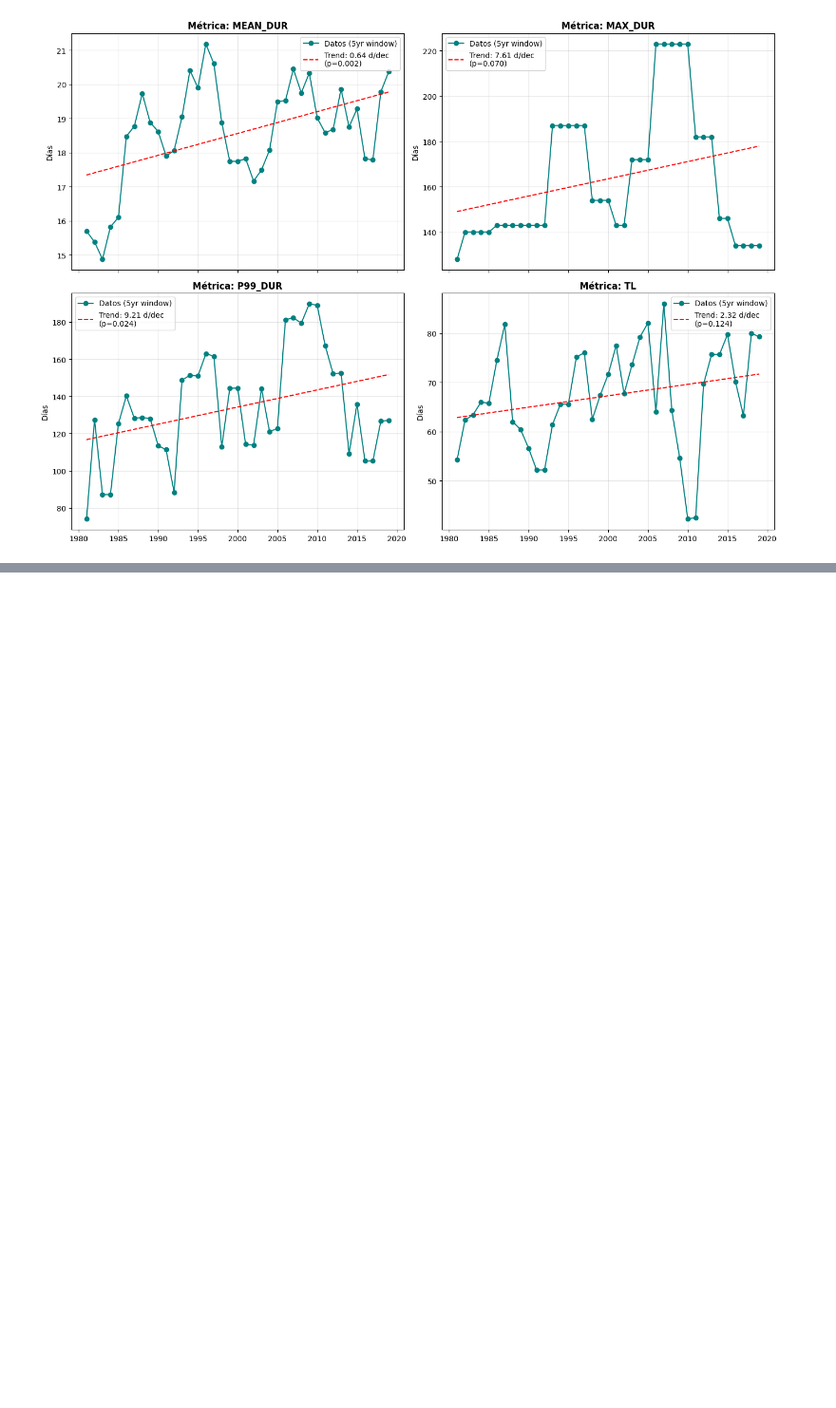
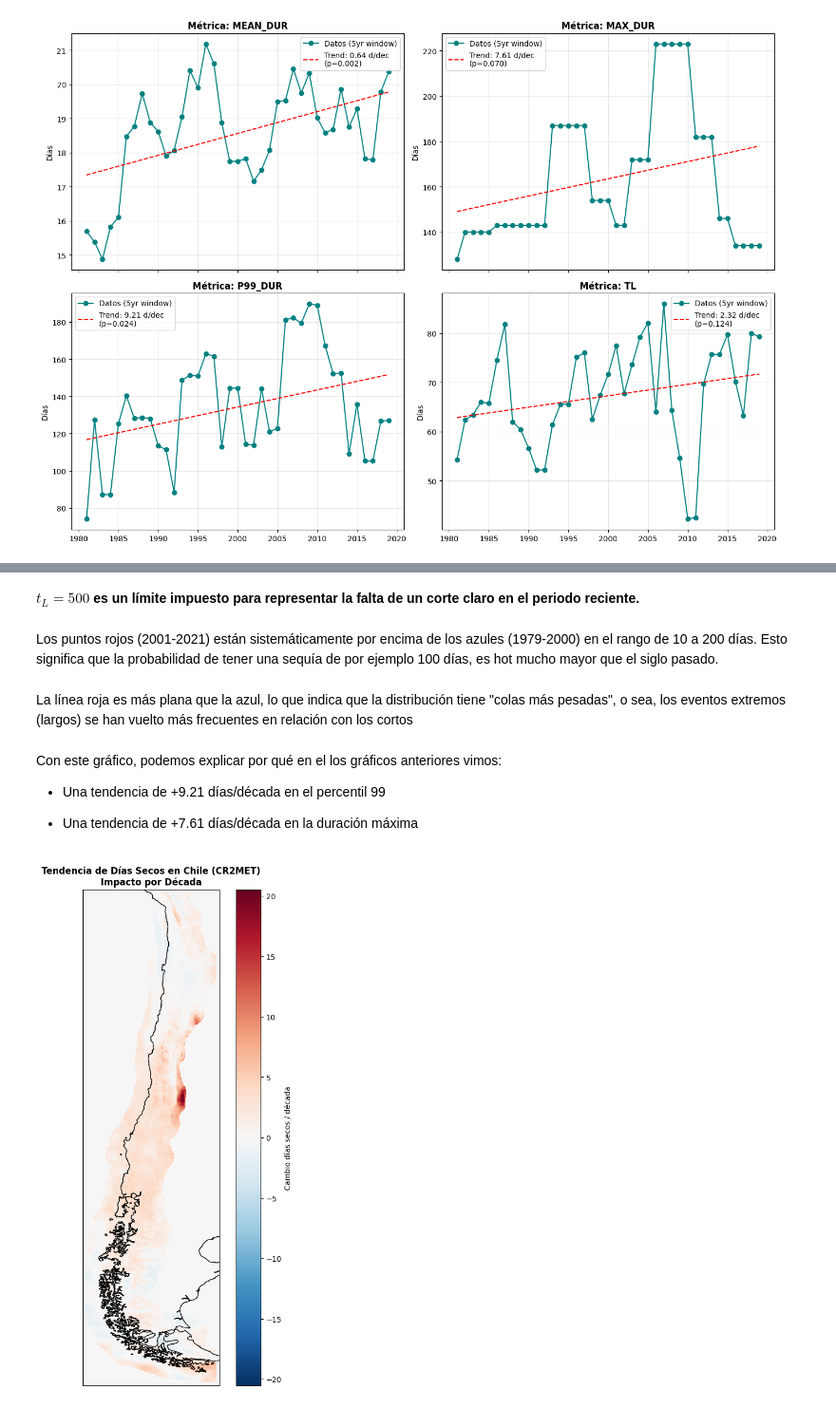
Before and after one commit to PabloGomez-97/TESIS, a Jupyter notebook: CR2MET-DATA.ipynb, the cells around one changed output, grey strips where cells are left out. Shown at 95% size. Drawn from its saved outputs; the diff is of its cells as text; code cells hidden in the pictures; blank space fills up the shorter version.

```diff
--- a/CR2MET-DATA.ipynb
+++ b/CR2MET-DATA.ipynb
@@ -384,0 +384,50 @@ plt.show()
+# %% [markdown]
+ **$t_L=500$ es un límite impuesto para representar la falta de un corte claro en el periodo reciente.**
+# %% [markdown]
+Los puntos rojos (2001-2021) están sistemáticamente por encima de los azules (1979-2000) en el rango de 10 a 200 días. Esto significa que la probabilidad de tener una sequía de por ejemplo 100 días, es hot mucho mayor que el siglo pasado.
+# %% [markdown]
+La línea roja es más plana que la azul, lo que indica que la distribución tiene "colas más pesadas", o sea, los eventos extremos (largos) se han vuelto más frecuentes en relación con los cortos
+# %% [markdown]
+Con este gráfico, podemos explicar por qué en el los gráficos anteriores vimos:
+
+- Una tendencia de +9.21 días/década en el percentil 99
+
+- Una tendencia de +7.61 días/década en la duración máxima
+# %%
+import xarray as xr
+import numpy as np
+import matplotlib.pyplot as plt
+import cartopy.crs as ccrs
+
+# 1. Definir umbral de día seco en toda la grilla
+# Usamos chunks para que dask maneje la memoria eficientemente
+is_dry = (ds["pr"] < 1.0).astype(int).chunk({'lat': 50, 'lon': 50})
+
+# 2. Función eficiente para calcular duraciones de rachas
+# Esta es la parte 'truco' para no usar bucles:
+def get_max_dry_spell(binary_data):
+    # Contamos ceros y unos para encontrar la racha más larga
+    # (Simplificado para el mapa de tendencia global)
+    return binary_data.sum(dim='time') # Esto es un ejemplo, se requiere lógica de rachas
+
+# NOTA: Para tendencias por década en toda la grilla:
+# Dividimos en dos periodos (1979-2000 y 2001-2021) y restamos
+p1 = is_dry.sel(time=slice("1979-01-01", "2000-12-31"))
+p2 = is_dry.sel(time=slice("2001-01-01", "2021-12-31"))
+
+# Calculamos el promedio de días secos anuales por periodo
+mean_p1 = p1.groupby("time.year").sum(dim="time").mean(dim="year")
+mean_p2 = p2.groupby("time.year").sum(dim="time").mean(dim="year")
+
+# La tendencia (Diferencia por década aprox)
+diff_decade = (mean_p2 - mean_p1) / 2.1 # 2.1 décadas de diferencia
+
+# 3. Visualización de Mapas
+fig, ax = plt.subplots(figsize=(8, 12), subplot_kw={'projection': ccrs.PlateCarree()})
+
+diff_decade.plot(ax=ax, cmap='RdBu_r', cbar_kwargs={'label': 'Cambio días secos / década'})
+ax.coastlines()
+plt.title("Tendencia de Días Secos en Chile (CR2MET)\nImpacto por Década", fontweight='bold')
+plt.show()
+# %% [output]
+[figure, added]
```
Also changed, not shown: parts of 6 cells of this notebook, 1 other file.
